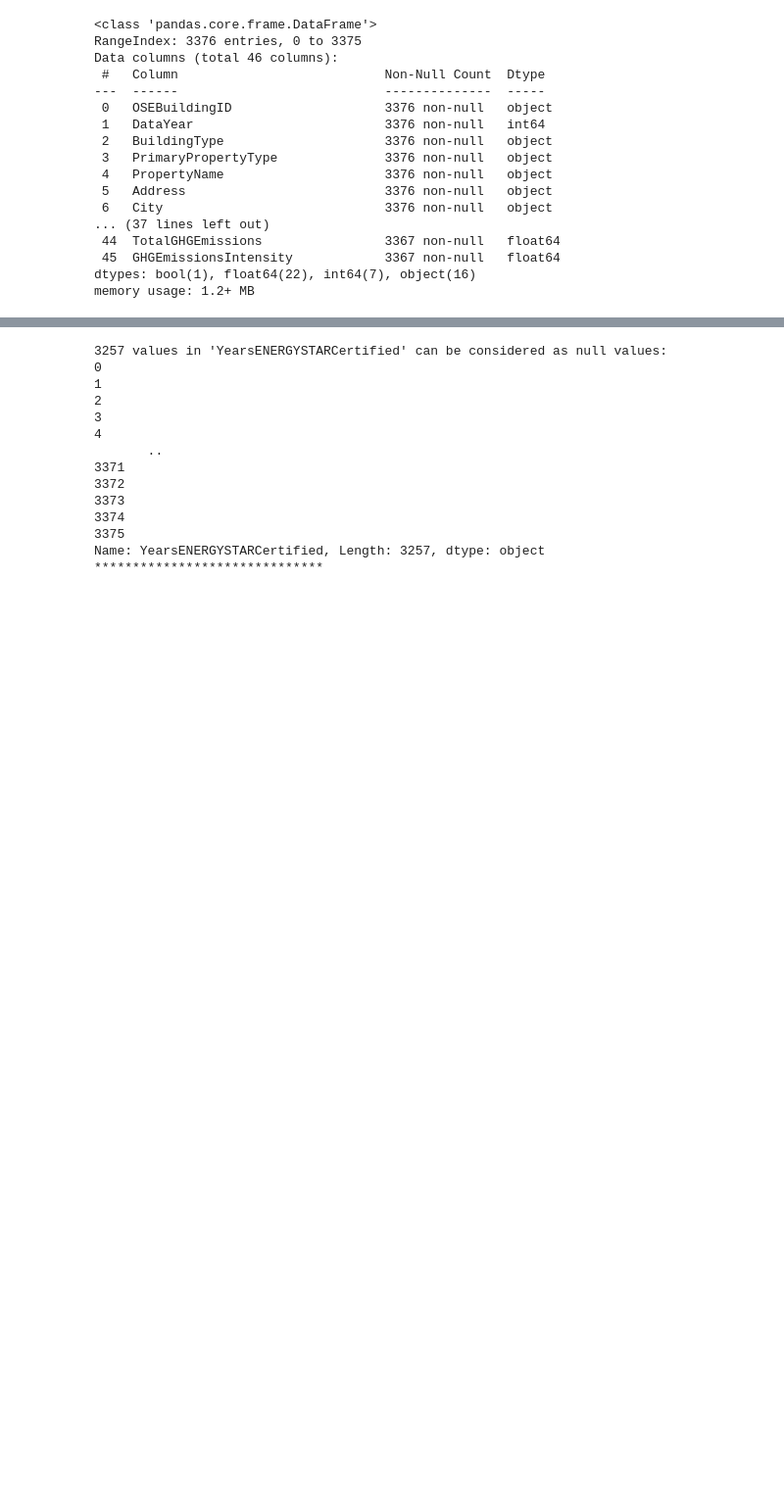
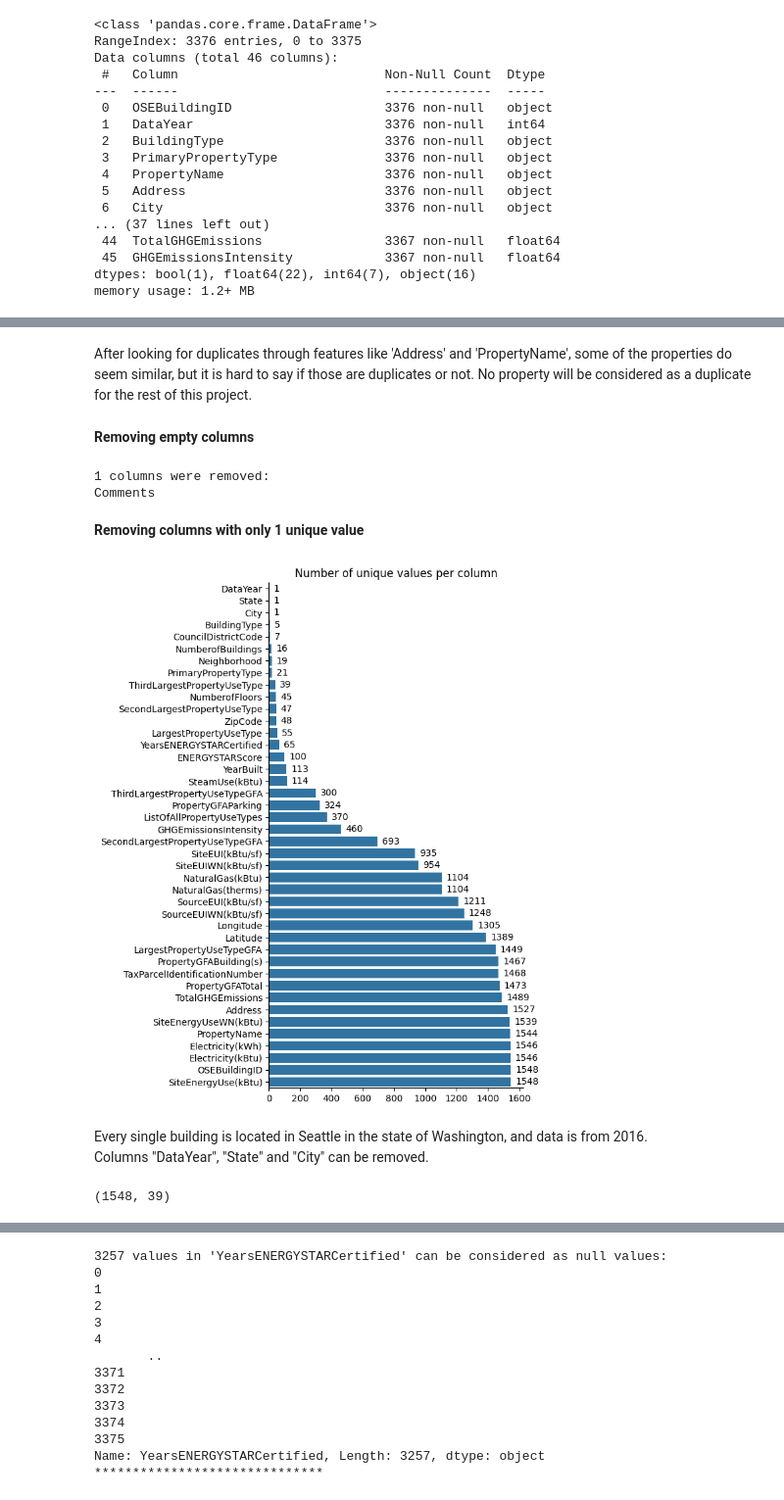
Before and after one commit to Unipto/DS_4, a Jupyter notebook: CARRE_MAXIME_1_notebook_07022025.ipynb, the cells around one changed output, grey strips where cells are left out. Shown at 98% size. Saved outputs shown, nothing was run; the diff lists cells and outputs as text; code cells hidden in the pictures; blank space fills up the shorter version.

```diff
--- a/CARRE_MAXIME_1_notebook_07022025.ipynb
+++ b/CARRE_MAXIME_1_notebook_07022025.ipynb
@@ -88,0 +179,3 @@ building_energy_benchmarking.describe()
+# %%
+building_energy_benchmarking.drop(columns="DefaultData", inplace=True)
+building_energy_benchmarking.shape
@@ -88,0 +200,3 @@ building_energy_benchmarking.describe()
+# %%
+building_energy_benchmarking = building_energy_benchmarking.loc[building_energy_benchmarking["ComplianceStatus"] == "Compliant"]
+building_energy_benchmarking.shape
@@ -88,0 +205,3 @@ building_energy_benchmarking.describe()
+# %%
+building_energy_benchmarking.drop(columns=["ComplianceStatus", "Outlier"], inplace=True)
+building_energy_benchmarking.shape
@@ -88,0 +216,32 @@ building_energy_benchmarking.describe()
+# %% [markdown]
+After looking for duplicates through features like 'Address' and 'PropertyName', some of the properties do seem similar, but it is hard to say if those are duplicates or not. No property will be considered as a duplicate for the rest of this project.
+# %% [markdown]
+__Removing empty columns__
+# %%
+# Remove empty columns
+removed_columns = building_energy_benchmarking.loc[:, building_energy_benchmarking.isna().all()].columns
+building_energy_benchmarking.dropna(axis=1, how="all", inplace=True)
+print(f"""{len(removed_columns)} columns were removed:\n{"\n".join(removed_columns)}""")
+# %% [output]
+1 columns were removed:
+Comments
+# %% [markdown]
+__Removing columns with only 1 unique value__
+# %%
+fig, ax = plt.subplots(figsize=(5,10))
+unique_values_count = building_energy_benchmarking.apply(lambda s: len(s.dropna().unique()))
+sns.barplot(data=unique_values_count, ax=ax, orient='h', order=unique_values_count.sort_values(ascending=True).index)
+ax.spines[['right', 'top']].set_visible(False)
+ax.set_title("Number of unique values per column")
+for i in range(len(ax.containers)):
+  ax.bar_label(ax.containers[i], padding=5)
+# %% [output]
+[figure, added]
+# %% [markdown]
+Every single building is located in Seattle in the state of Washington, and data is from 2016.
+Columns "DataYear", "State" and "City" can be removed.
+# %%
+building_energy_benchmarking.drop(["DataYear", "State", "City"], axis=1, inplace=True)
+building_energy_benchmarking.shape
+# %% [output]
+(1548, 39)
```
Also changed, not shown: parts of 81 cells of this notebook, 2 other files.
